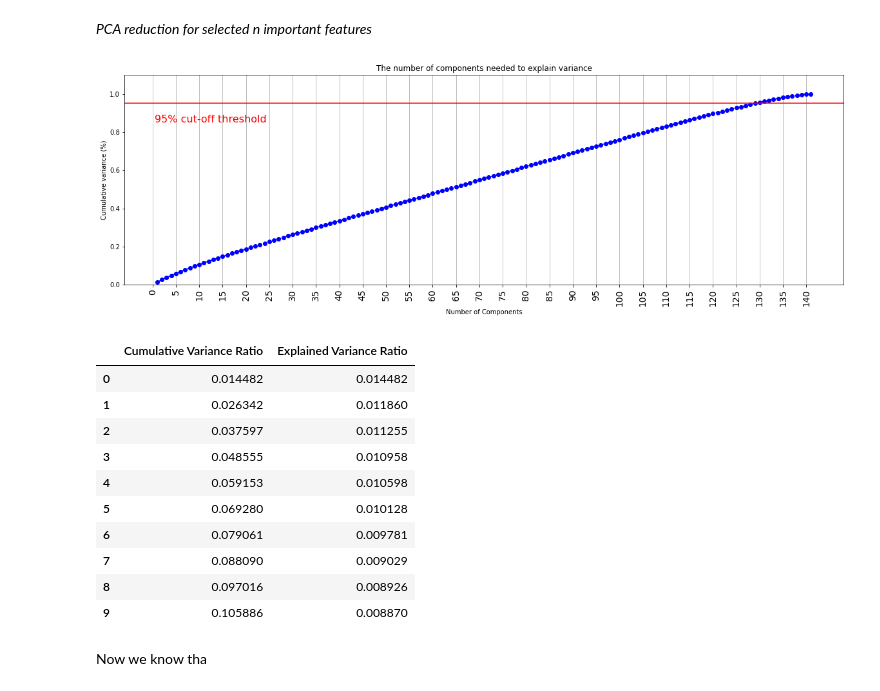
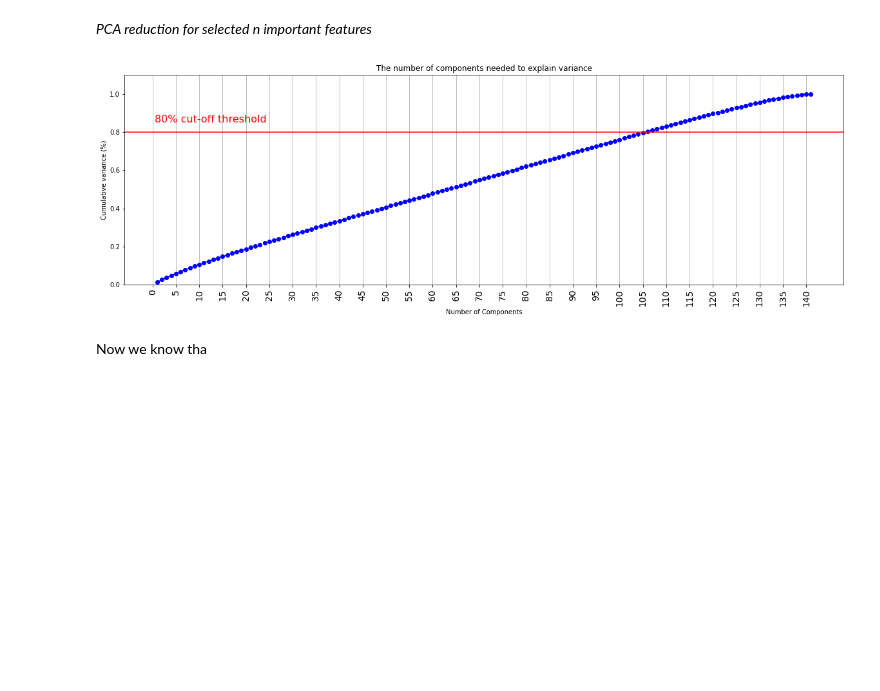
Before and after one commit to epfl-ada/ada-2021-project-avada-kedavra, a Jupyter notebook: classification.ipynb, the cells around one changed output. Cells and saved outputs as stored; diff of their text form; code cells hidden in the pictures; blank space fills up the shorter version.

```diff
--- a/classification.ipynb
+++ b/classification.ipynb
@@ -151,41 +150,30 @@ test_scaled = pd.DataFrame(preprocessing.scale(test_features),columns =test_feat
 # %%
 pca_test = PCA().fit(train_scaled) #PCA on train set
 
 
 
 #plot parameters
 plt.rcParams["figure.figsize"] = (20,6)
 fig, ax = plt.subplots()
 xi = np.arange(1, 142, step=1) #components number
 y = np.cumsum(pca_test.explained_variance_ratio_) #variance explained by the n component
 
 #plot estethic
 
 plt.ylim(0.0,1.1)
 plt.plot(xi, y, marker='o', linestyle='--', color='b')
 plt.xlabel('Number of Components')
 plt.xticks(np.arange(0, 142, step=5), rotation=90, fontsize=14) #change from 0-based array index to 1-based human-readable label
 plt.ylabel('Cumulative variance (%)')
 plt.title('The number of components needed to explain variance')
 
-plt.axhline(y=0.95, color='r', linestyle='-')
-plt.text(0.5, 0.85, '95% cut-off threshold', color = 'red', fontsize=16)
+plt.axhline(y=0.8, color='r', linestyle='-')
+plt.text(0.5, 0.88, '80% cut-off threshold', color = 'red', fontsize=16)
 
 ax.grid(axis='x')
 plt.show()
 # %% [output]
-[figure, old version]
+[figure, new version]
-|  | Cumulative Variance Ratio | Explained Variance Ratio |
-| 0 | 0.014482 | 0.014482 |
-| 1 | 0.026342 | 0.011860 |
-| 2 | 0.037597 | 0.011255 |
-| 3 | 0.048555 | 0.010958 |
-| 4 | 0.059153 | 0.010598 |
-| 5 | 0.069280 | 0.010128 |
-| 6 | 0.079061 | 0.009781 |
-| 7 | 0.088090 | 0.009029 |
-| 8 | 0.097016 | 0.008926 |
-| 9 | 0.105886 | 0.008870 |
 # %%
 #Creation of Dataframe containing the major components
 evr = pca_test.explained_variance_ratio_
```
Also changed, not shown: parts of 12 cells of this notebook.
